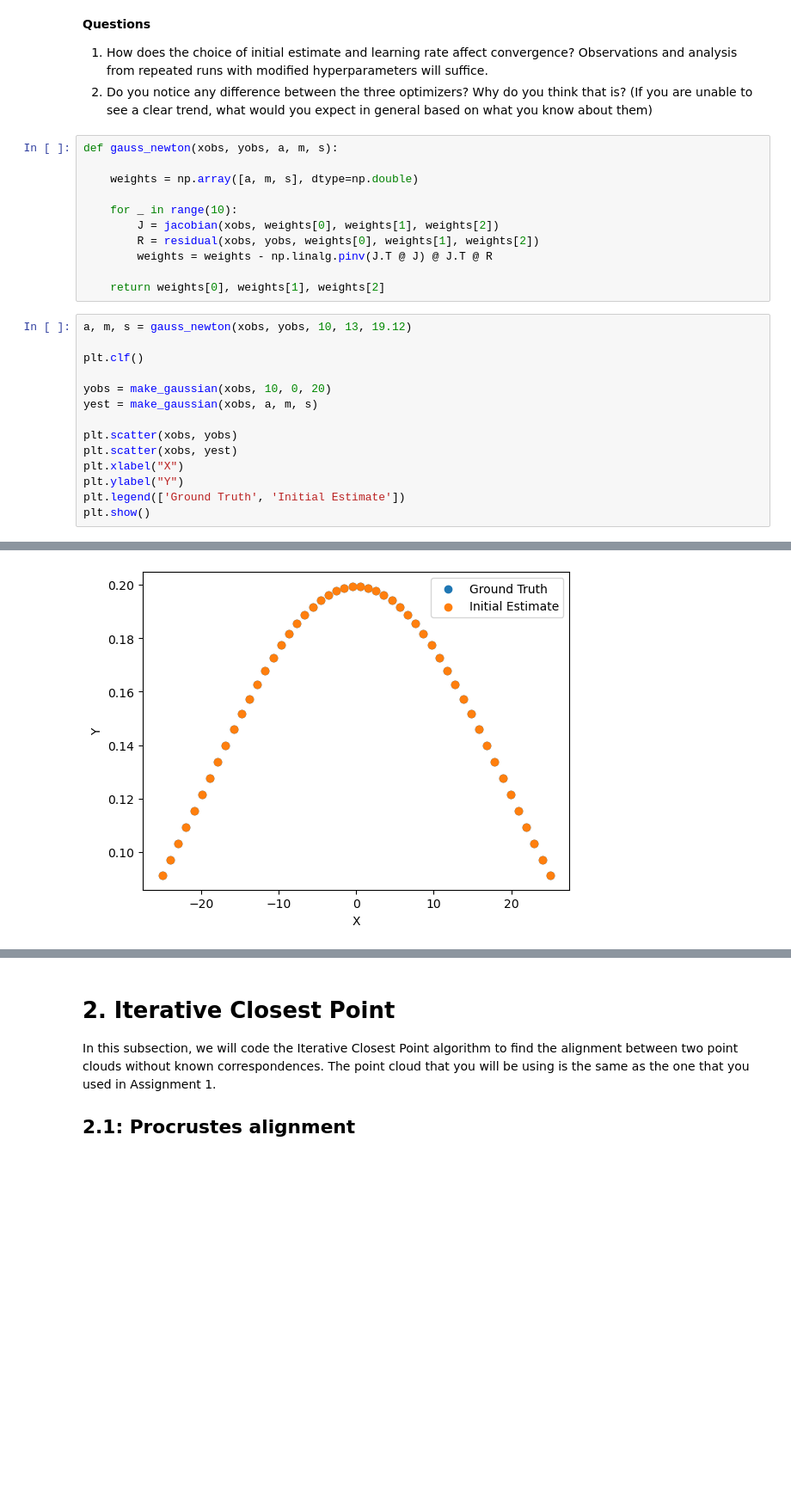
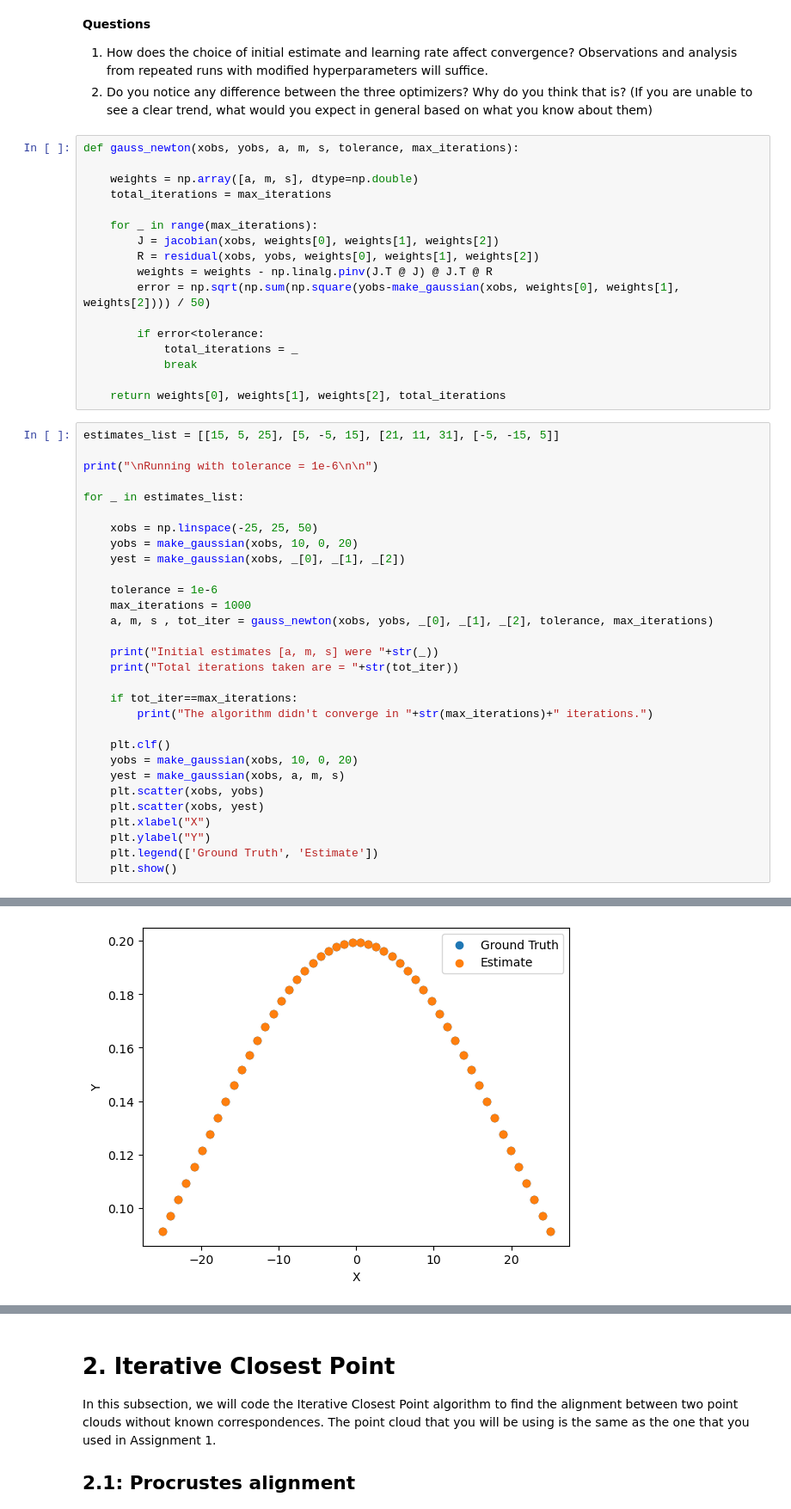
Before and after one commit to tusharc31/Mobile-Robotics, a Jupyter notebook: Assignment-3/Assignment-3.ipynb, the cells around one changed output, grey strips where cells are left out. Shown at 86% size. Cells and saved outputs as stored; diff of their text form; blank space fills up the shorter version.

```diff
--- a/Assignment-3/Assignment-3.ipynb
+++ b/Assignment-3/Assignment-3.ipynb
@@ -500,28 +617,50 @@ $$\delta x = -(J^TJ + \lambda I)^{-1}J^Tf(x)$$
 1. How does the choice of initial estimate and learning rate affect convergence? Observations and analysis from repeated runs with modified hyperparameters will suffice.
 2. Do you notice any difference between the three optimizers? Why do you think that is? (If you are unable to see a clear trend, what would you expect in general based on what you know about them)
 # %%
-def gauss_newton(xobs, yobs, a, m, s):
+def gauss_newton(xobs, yobs, a, m, s, tolerance, max_iterations):
 
     weights = np.array([a, m, s], dtype=np.double)
+    total_iterations = max_iterations
 
-    for _ in range(10):
+    for _ in range(max_iterations):
         J = jacobian(xobs, weights[0], weights[1], weights[2])
         R = residual(xobs, yobs, weights[0], weights[1], weights[2])
         weights = weights - np.linalg.pinv(J.T @ J) @ J.T @ R
+        error = np.sqrt(np.sum(np.square(yobs-make_gaussian(xobs, weights[0], weights[1], weights[2]))) / 50)
 
-    return weights[0], weights[1], weights[2]
+        if error<tolerance:
+            total_iterations = _
+            break
+
+    return weights[0], weights[1], weights[2], total_iterations
 # %%
-a, m, s = gauss_newton(xobs, yobs, 10, 13, 19.12)
+estimates_list = [[15, 5, 25], [5, -5, 15], [21, 11, 31], [-5, -15, 5]]
 
-plt.clf()
+print("\nRunning with tolerance = 1e-6\n\n")
 
-yobs = make_gaussian(xobs, 10, 0, 20)
-yest = make_gaussian(xobs, a, m, s)
+for _ in estimates_list:
 
-plt.scatter(xobs, yobs)
-plt.scatter(xobs, yest)
-plt.xlabel("X")
-plt.ylabel("Y")
-plt.legend(['Ground Truth', 'Initial Estimate'])
-plt.show()
+    xobs = np.linspace(-25, 25, 50)
+    yobs = make_gaussian(xobs, 10, 0, 20)
+    yest = make_gaussian(xobs, _[0], _[1], _[2])
+
+    tolerance = 1e-6
+    max_iterations = 1000
+    a, m, s , tot_iter = gauss_newton(xobs, yobs, _[0], _[1], _[2], tolerance, max_iterations)
+
+    print("Initial estimates [a, m, s] were "+str(_))
+    print("Total iterations taken are = "+str(tot_iter))
+
+    if tot_iter==max_iterations:
+        print("The algorithm didn't converge in "+str(max_iterations)+" iterations.")
+
+    plt.clf()
+    yobs = make_gaussian(xobs, 10, 0, 20)
+    yest = make_gaussian(xobs, a, m, s)
+    plt.scatter(xobs, yobs)
+    plt.scatter(xobs, yest)
+    plt.xlabel("X")
+    plt.ylabel("Y")
+    plt.legend(['Ground Truth', 'Estimate'])
+    plt.show()
 # %% [output]
@@ -528 +672 @@ plt.show()
-[figure, old version]
+[figure, new version]
```
Also changed, not shown: parts of 46 cells of this notebook, 1 other file.
